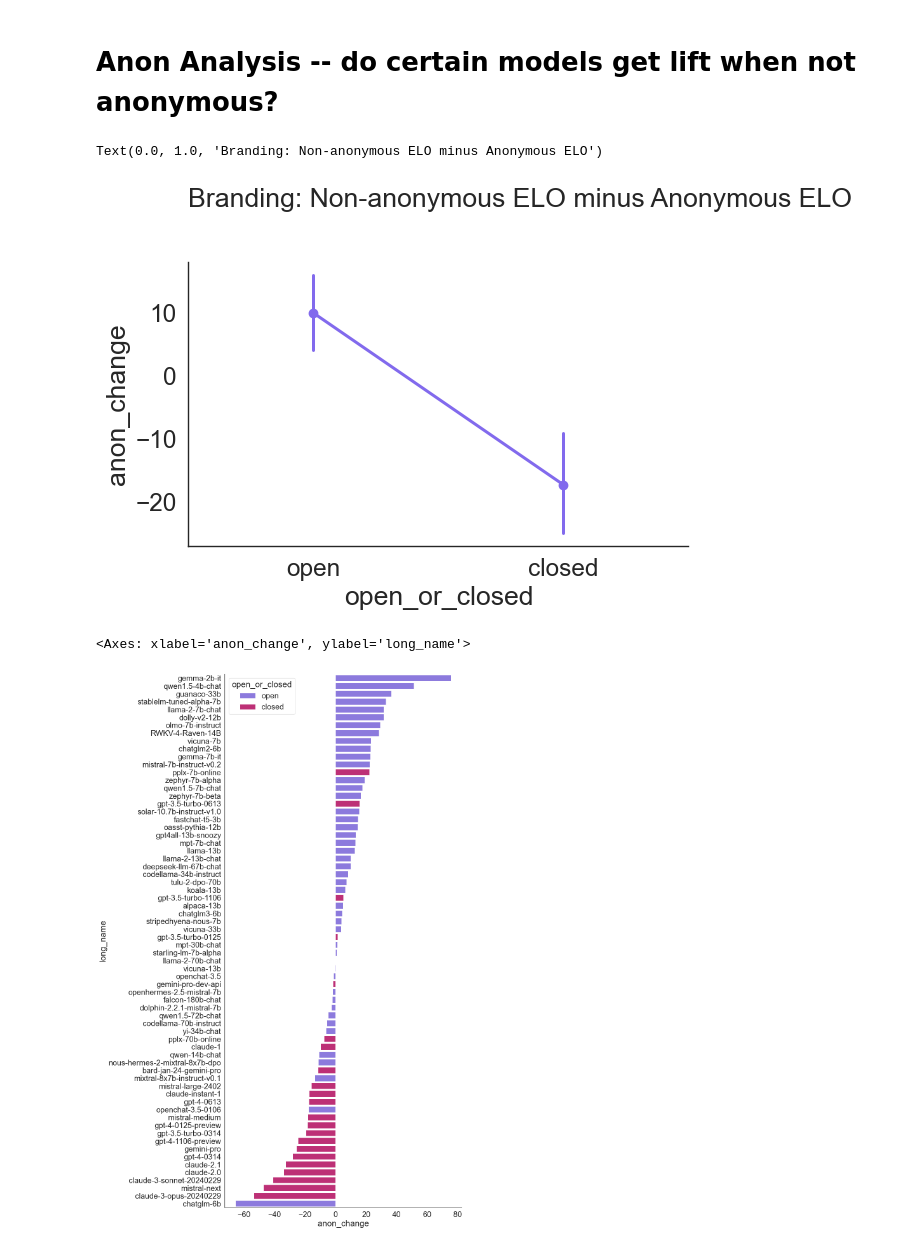
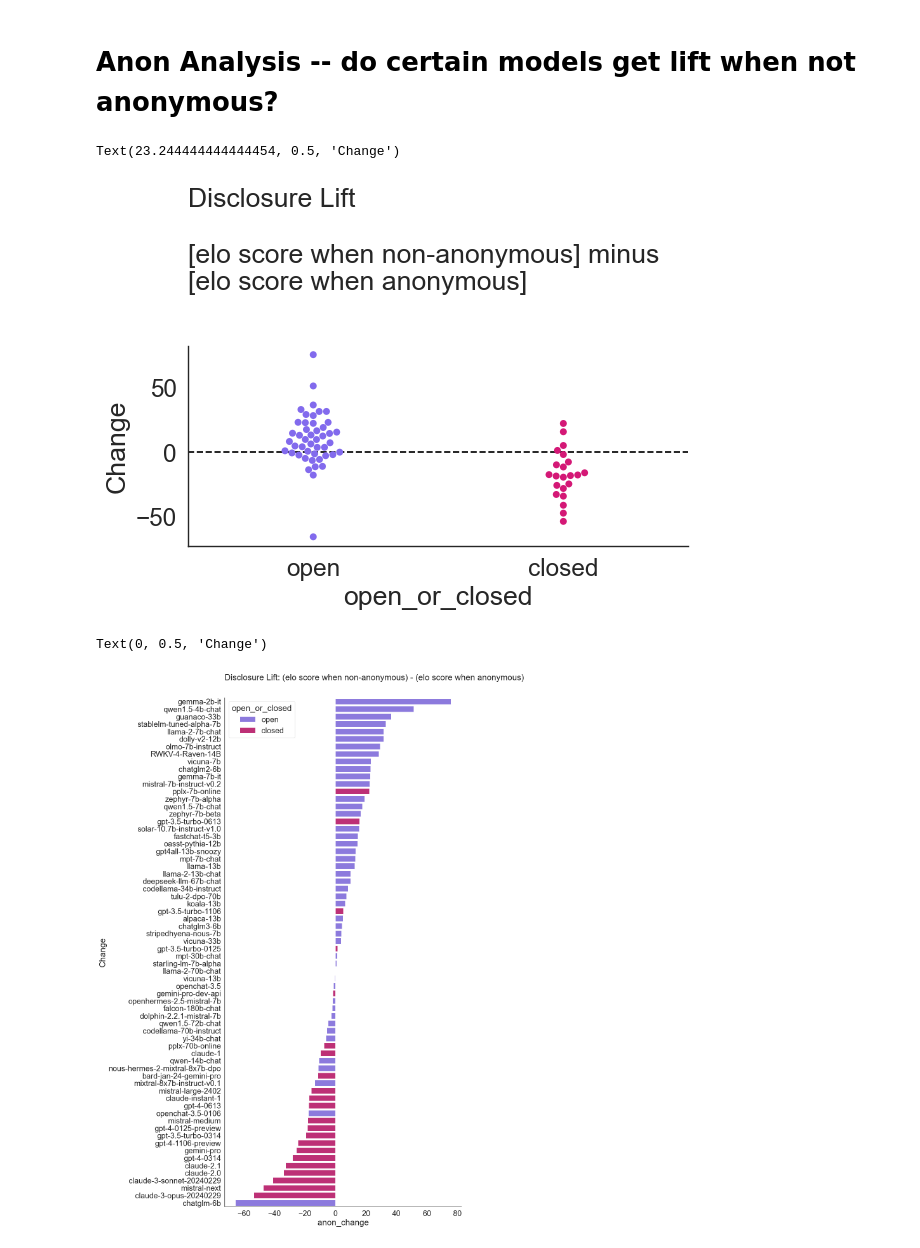
Before and after one commit to josh-ashkinaze/cbot, a Jupyter notebook: bootstrap_analysis.ipynb, the cells around one changed output. Saved outputs shown, nothing was run; the diff lists cells and outputs as text; code cells hidden in the pictures.

Commit message:
added disclosure stuff

```diff
--- a/bootstrap_analysis.ipynb
+++ b/bootstrap_analysis.ipynb
@@ -558,14 +558,18 @@ pivot_df = pivot_df.reset_index()
 pivot_df = pd.merge(pivot_df, meta_df[['long_name', 'open_or_closed']], left_on=['model'], right_on=['long_name']).query("open_or_closed != '-1'")
 pivot_df['anon_change'] = pivot_df['non_anon_elo'] - pivot_df['anon_elo']
 # %%
-sns.pointplot(data=pivot_df, x='open_or_closed', y='anon_change')
-plt.title("Branding: Non-anonymous ELO minus Anonymous ELO")
+sns.swarmplot(data=pivot_df, x='open_or_closed', y='anon_change', hue='open_or_closed')
+plt.axhline(y=0, color='black', linestyle='dashed')
+plt.title("Disclosure Lift\n\n[elo score when non-anonymous] minus\n[elo score when anonymous]", ha='left')
+plt.ylabel("Change")
 # %% [output]
-Text(0.0, 1.0, 'Branding: Non-anonymous ELO minus Anonymous ELO')
+Text(23.244444444444454, 0.5, 'Change')
-[figure, old version]
+[figure, new version]
 # %%
 plt.figure(figsize=(12,18))
+plt.title("Disclosure Lift: (elo score when non-anonymous) - (elo score when anonymous)")
 sns.barplot(data=pivot_df.sort_values("anon_change", ascending=False), y='long_name', x='anon_change', hue='open_or_closed')
+plt.ylabel("Change")
 # %% [output]
-<Axes: xlabel='anon_change', ylabel='long_name'>
+Text(0, 0.5, 'Change')
-[figure, old version]
+[figure, new version]
```
